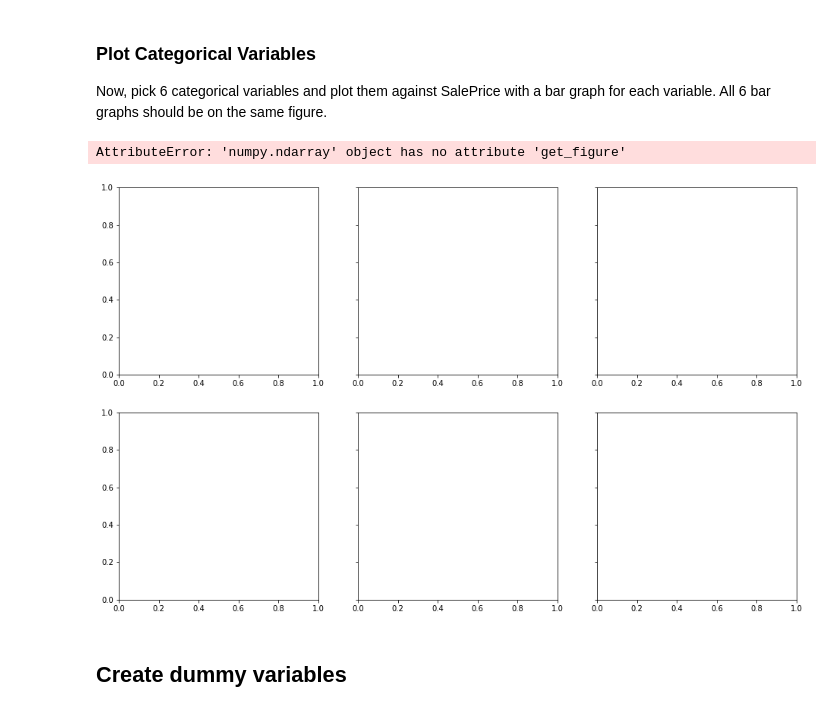
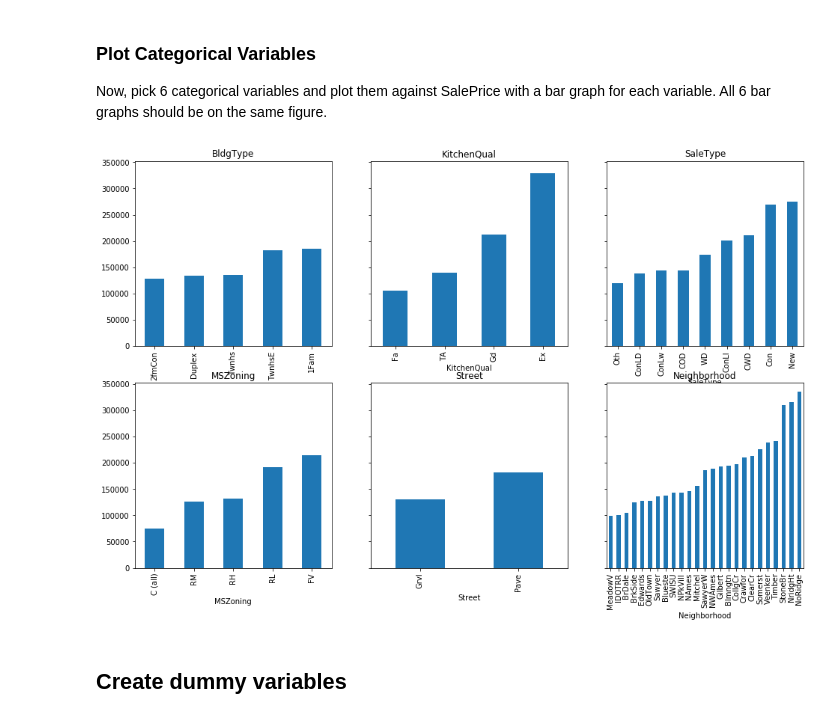
Before and after one commit to yagutaro/dsc-dealing-with-categorical-variables-lab-hbs-ds-060120, a Jupyter notebook: index.ipynb, the cells around one changed output. Saved outputs shown, nothing was run; the diff lists cells and outputs as text; code cells hidden in the pictures.

```diff
--- a/index.ipynb
+++ b/index.ipynb
@@ -117,21 +117,20 @@ Now, pick 6 categorical variables and plot them against SalePrice with a bar gra
 # %%
 import matplotlib.pyplot as plt
 %matplotlib inline
 
 # Create bar plots
 fig, axes = plt.subplots(nrows=2, ncols=3, figsize=(16, 10), sharey = True)
 categoricals = ['BldgType', 'KitchenQual', 'SaleType', 'MSZoning', 'Street', 'Neighborhood']
 
-for col, ax in zip(categoricals, axes):
+for col, ax in zip(categoricals, axes.flatten()):
     (ames.groupby(col)
         .mean()['SalePrice']
         .sort_values()
         .plot
         .bar(ax=ax))
     ax.set_title(col)
 # %% [output]
-AttributeError: 'numpy.ndarray' object has no attribute 'get_figure'
-[figure, old version]
+[figure, new version]
 # %% [markdown]
 ## Create dummy variables
 # %% [markdown]
```
